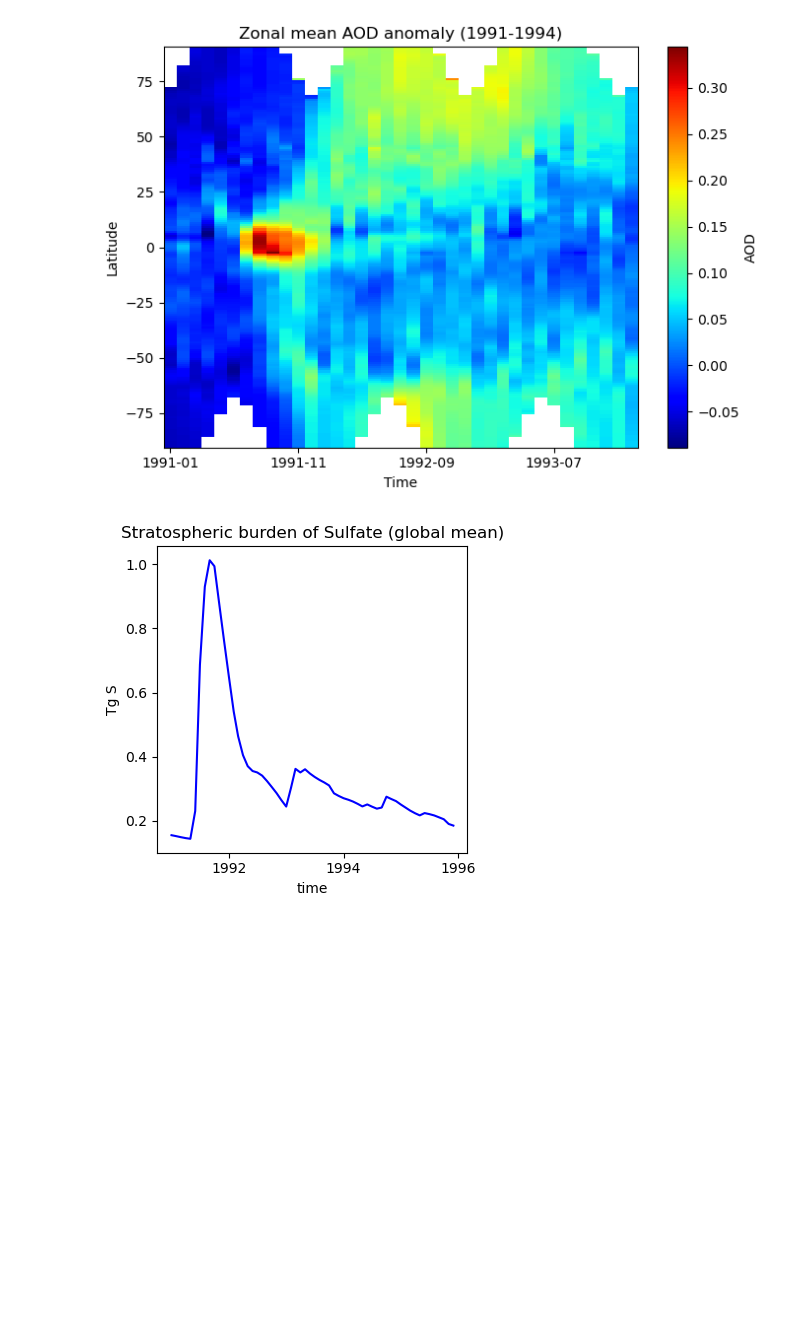
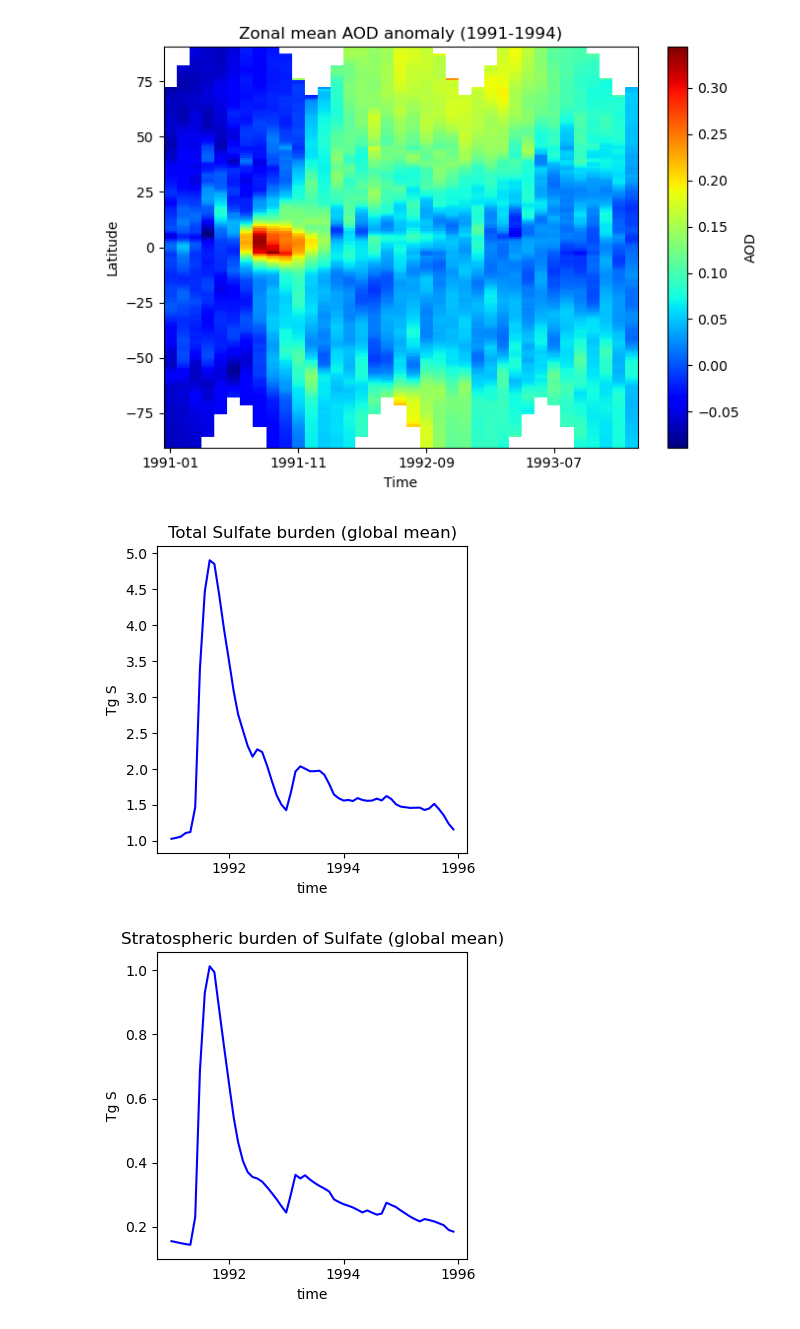
Before and after one commit to EliHHogemo/master_thesis, a Jupyter notebook: pinatubo_iceland.ipynb, the cells around one changed output. Drawn from its saved outputs; the diff is of its cells as text; code cells hidden in the pictures; blank space fills up the shorter version.

Commit message:
More on total sulfate burden

```diff
--- a/pinatubo_iceland.ipynb
+++ b/pinatubo_iceland.ipynb
@@ -149,6 +154,26 @@ plt.tight_layout()
 plt.show()
 # %% [output]
 [figure]
+# %%
+Ms = 32.065
+Mair = 28.96  # dry air
+Matmos = 5.3 * 10**21
+Mo = 15.999
+Mso4 = Ms + 4 * Mo
+c = Ms / Mso4
+
+mmr_sulf = ds["mmr_SULFATE"]
+so4_burd = mmr_sulf.weighted(weighted_lat).mean(dim=["lat", "lon", "lev"])
+so4_burden = so4_burd * Matmos* 1e-12
+so4_burden_TgS = so4_burden * c
+
+plt.figure(figsize=(4, 4))
+so4_burden_TgS.plot(color = "blue", label = "NorESM2.3")
+plt.ylabel("Tg S")
+plt.title("Total Sulfate burden (global mean)")
+plt.tight_layout()
+# %% [output]
+[figure, added]
 # %%
 Ms = 32.065
 Mair = 28.96  # dry air
```
Also changed, not shown: parts of 6 cells of this notebook.
